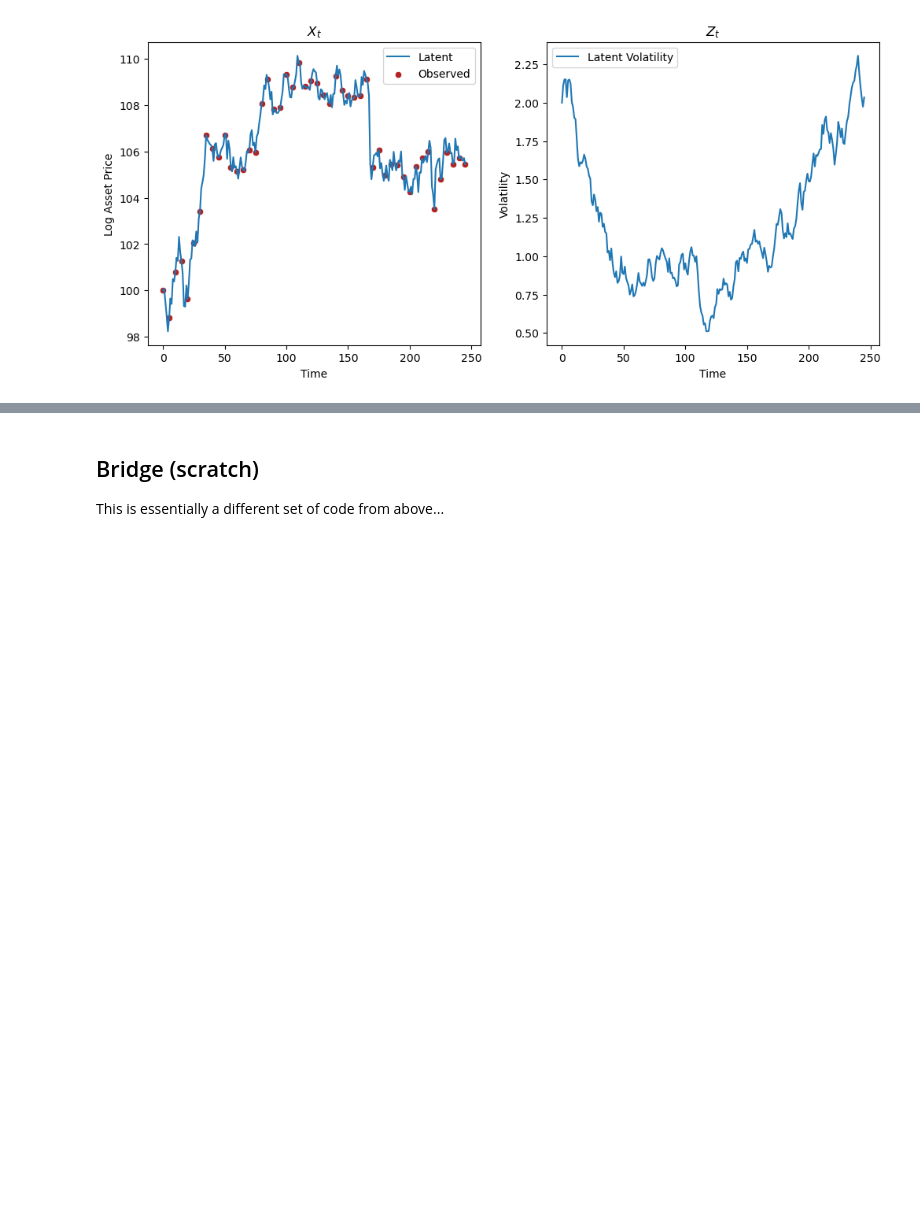
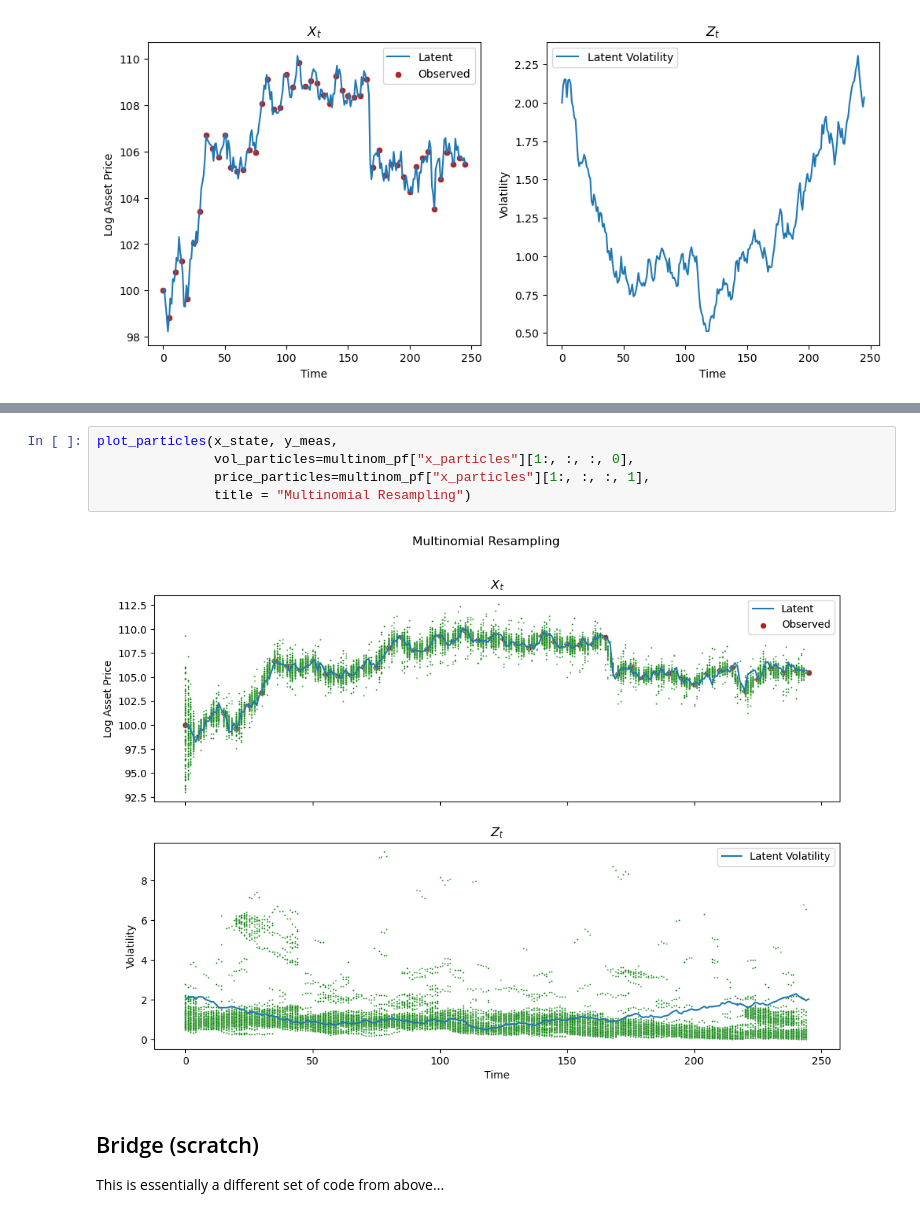
Before and after one commit to mlysy/pfjax, a Jupyter notebook: docs/notebooks/JumpDiff.ipynb, the cells around one changed output, grey strips where cells are left out. Saved outputs shown, nothing was run; the diff lists cells and outputs as text; blank space fills up the shorter version.

Commit message:
Minor plot fix in JumpDiff notebook

```diff
--- a/docs/notebooks/JumpDiff.ipynb
+++ b/docs/notebooks/JumpDiff.ipynb
@@ -329,3 +322,10 @@ plot_particles(x_state, y_meas,
+# %%
+plot_particles(x_state, y_meas,
+               vol_particles=multinom_pf["x_particles"][1:, :, :, 0],
+               price_particles=multinom_pf["x_particles"][1:, :, :, 1],
+               title = "Multinomial Resampling")
+# %% [output]
+[figure, added]
 # %% [markdown]
 ## Bridge (scratch)
 
```
Also changed, not shown: parts of 7 cells of this notebook.
